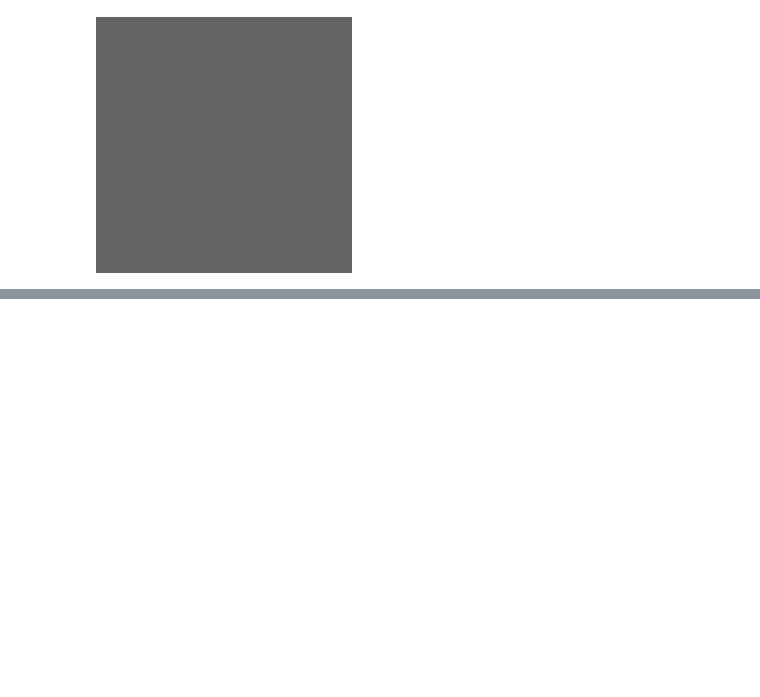
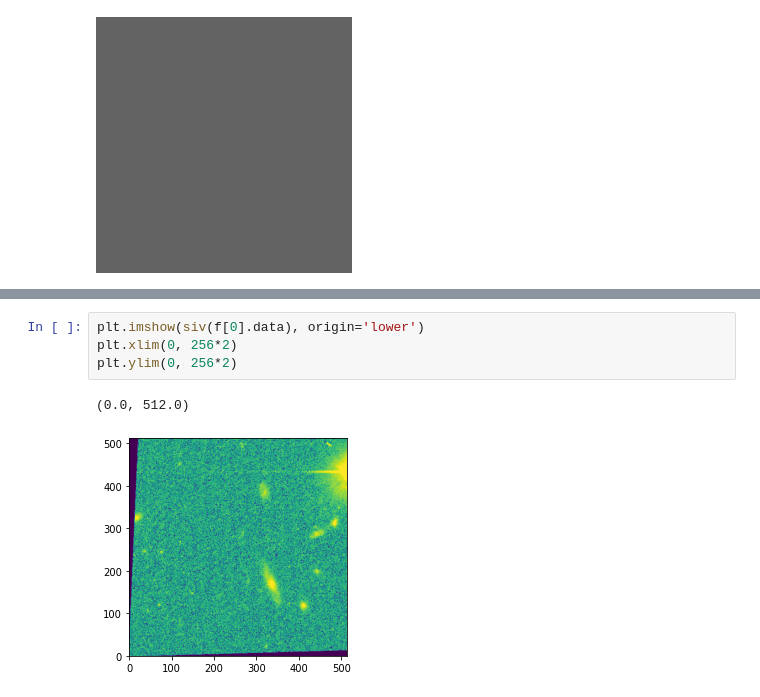
Before and after one commit to eteq/astro_disco, a Jupyter notebook: leaflet_custom_map.ipynb, the cells around one changed output, grey strips where cells are left out. Drawn from its saved outputs; the diff is of its cells as text; blank space fills up the shorter version.

```diff
--- a/leaflet_custom_map.ipynb
+++ b/leaflet_custom_map.ipynb
@@ -52,0 +82,7 @@ Map(center=[0.0, 0.0], controls=(ZoomControl(options=['position', 'zoom_in_text'
+# %%
+plt.imshow(siv(f[0].data), origin='lower')
+plt.xlim(0, 256*2)
+plt.ylim(0, 256*2)
+# %% [output]
+(0.0, 512.0)
+[figure, added]
```
Also changed, not shown: parts of 7 cells of this notebook, 1 other file.
